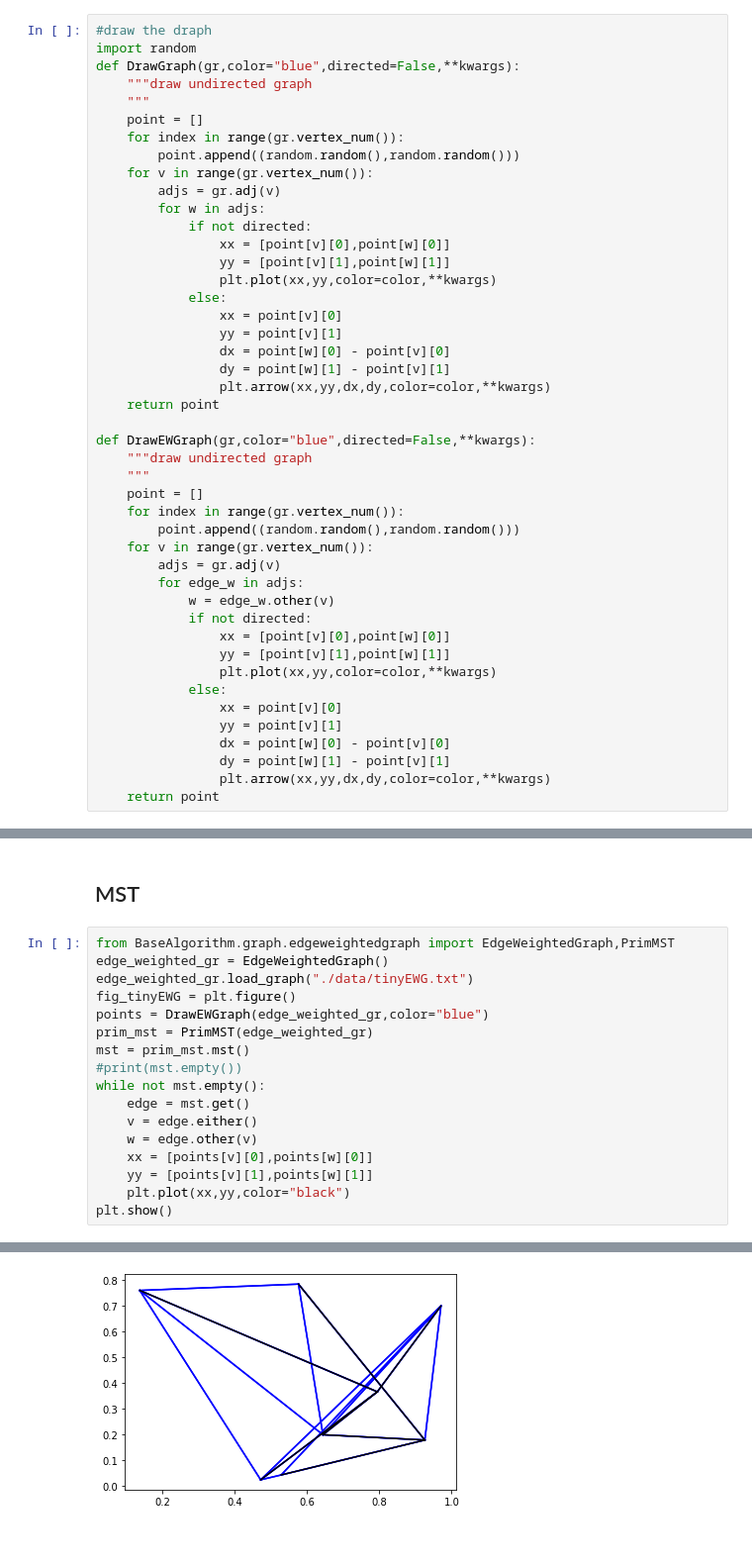
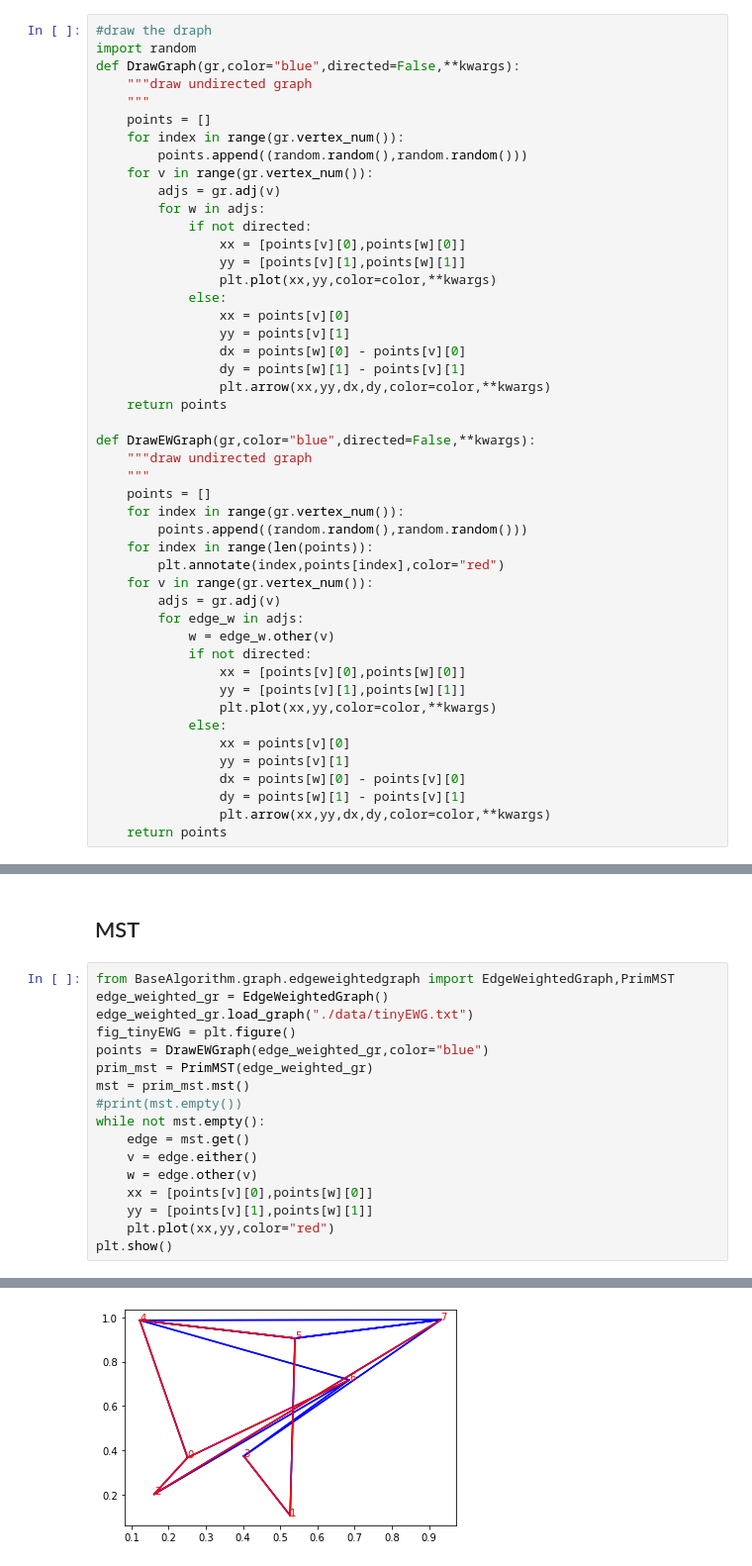
Before and after one commit to XuHangkun/BaseAlgorithm, a Jupyter notebook: examples/test_graph.ipynb, the cells around one changed output, grey strips where cells are left out. Shown at 99% size. Cells and saved outputs as stored; diff of their text form.

```diff
--- a/examples/test_graph.ipynb
+++ b/examples/test_graph.ipynb
@@ -12,45 +12,47 @@ import random
 def DrawGraph(gr,color="blue",directed=False,**kwargs):
     """draw undirected graph
     """
-    point = []
+    points = []
     for index in range(gr.vertex_num()):
-        point.append((random.random(),random.random()))
+        points.append((random.random(),random.random()))
     for v in range(gr.vertex_num()):
         adjs = gr.adj(v)
         for w in adjs:
             if not directed:
-                xx = [point[v][0],point[w][0]]
-                yy = [point[v][1],point[w][1]]
+                xx = [points[v][0],points[w][0]]
+                yy = [points[v][1],points[w][1]]
                 plt.plot(xx,yy,color=color,**kwargs)
             else:
-                xx = point[v][0]
-                yy = point[v][1]
-                dx = point[w][0] - point[v][0]
-                dy = point[w][1] - point[v][1]
+                xx = points[v][0]
+                yy = points[v][1]
+                dx = points[w][0] - points[v][0]
+                dy = points[w][1] - points[v][1]
                 plt.arrow(xx,yy,dx,dy,color=color,**kwargs)
-    return point
+    return points
 
 def DrawEWGraph(gr,color="blue",directed=False,**kwargs):
     """draw undirected graph
     """
-    point = []
+    points = []
     for index in range(gr.vertex_num()):
-        point.append((random.random(),random.random()))
+        points.append((random.random(),random.random()))
+    for index in range(len(points)):
+        plt.annotate(index,points[index],color="red")
     for v in range(gr.vertex_num()):
         adjs = gr.adj(v)
         for edge_w in adjs:
             w = edge_w.other(v)
             if not directed:
-                xx = [point[v][0],point[w][0]]
-                yy = [point[v][1],point[w][1]]
+                xx = [points[v][0],points[w][0]]
+                yy = [points[v][1],points[w][1]]
                 plt.plot(xx,yy,color=color,**kwargs)
             else:
-                xx = point[v][0]
-                yy = point[v][1]
-                dx = point[w][0] - point[v][0]
-                dy = point[w][1] - point[v][1]
+                xx = points[v][0]
+                yy = points[v][1]
+                dx = points[w][0] - points[v][0]
+                dy = points[w][1] - points[v][1]
                 plt.arrow(xx,yy,dx,dy,color=color,**kwargs)
-    return point
+    return points
 # %% [markdown]
 ## Undirected graph
 # %%
@@ -79,6 +81,6 @@ while not mst.empty():
     w = edge.other(v)
     xx = [points[v][0],points[w][0]]
     yy = [points[v][1],points[w][1]]
-    plt.plot(xx,yy,color="black")
+    plt.plot(xx,yy,color="red")
 plt.show()
 # %% [output]
@@ -93 +87 @@ False
-[figure, old version]
+[figure, new version]
```
Also changed, not shown: parts of 4 cells of this notebook, 3 other files.
